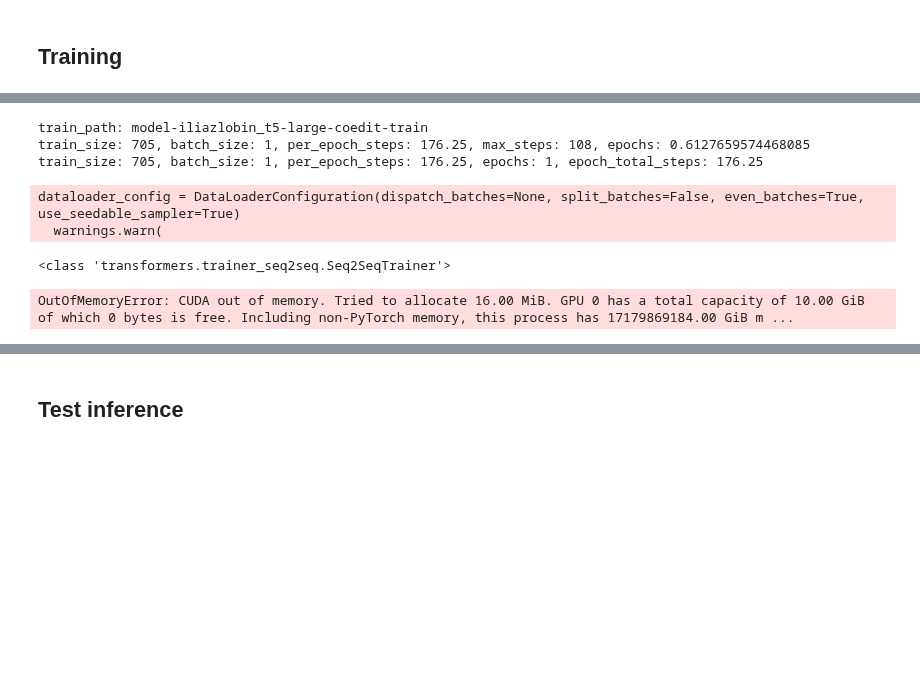
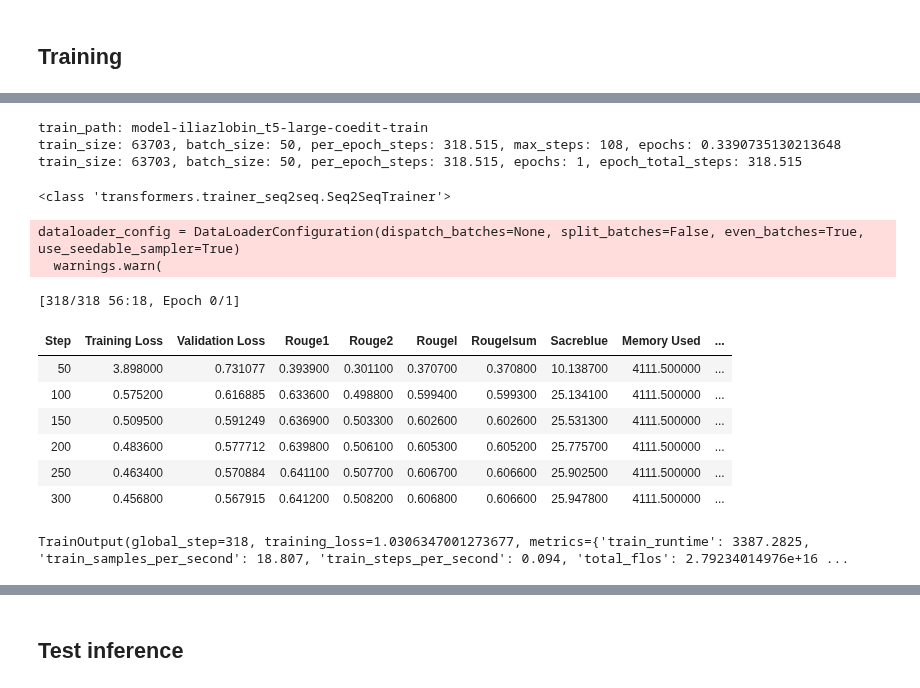
Before and after one commit to iliazlobin/transformers-labs, a Jupyter notebook: model-train/train-t5-coedit.ipynb, the cells around one changed output, grey strips where cells are left out. Saved outputs shown, nothing was run; the diff lists cells and outputs as text; code cells hidden in the pictures; blank space fills up the shorter version.

Commit message:
t5 coedit training complete

```diff
--- a/model-train/train-t5-coedit.ipynb
+++ b/model-train/train-t5-coedit.ipynb
@@ -144,12 +144,12 @@ all_dataset = load_dataset("grammarly/coedit", split="train+validation")
 # print(f"neutralize len: {len(all_dataset.filter(lambda x: x['task'] == 'neutralize'))}")
 # print()
 
-train_ratio = 0.01
-test_ratio = 0.001
+# train_ratio = 0.01
+# test_ratio = 0.001
 # train_ratio = 0.1
 # test_ratio = 0.01
-# train_ratio = 0.9
-# test_ratio = 0.1
+train_ratio = 0.9
+test_ratio = 0.1
 
 gec_dataset = all_dataset.filter(lambda x: x["task"] == "gec")
 train_gec_dataset = gec_dataset.select(range(0, int(train_ratio * len(gec_dataset))))
@@ -541,9 +544,9 @@ train_path = f"model-{training_model_path}-train"
 print(f"train_path: {train_path}")
 
 train_size = len(processed_dataset["train"])
-batch_size = 1
+batch_size = 50
 gradient_accumulation_steps = 4
-eval_batch_size = 1
+eval_batch_size = 50
 eval_accumulation_steps = 4
 
 per_epoch_steps = train_size / (batch_size * gradient_accumulation_steps)
@@ -560,8 +563,8 @@ epoch_total_steps = epochs * per_epoch_steps
 print(f"train_size: {train_size}, batch_size: {batch_size}, per_epoch_steps: {per_epoch_steps}, epochs: {epochs}, epoch_total_steps: {epoch_total_steps}")
 # %% [output]
 train_path: model-iliazlobin_t5-large-coedit-train
-train_size: 705, batch_size: 1, per_epoch_steps: 176.25, max_steps: 108, epochs: 0.6127659574468085
-train_size: 705, batch_size: 1, per_epoch_steps: 176.25, epochs: 1, epoch_total_steps: 176.25
+train_size: 63703, batch_size: 50, per_epoch_steps: 318.515, max_steps: 108, epochs: 0.3390735130213648
+train_size: 63703, batch_size: 50, per_epoch_steps: 318.515, epochs: 1, epoch_total_steps: 318.515
 # %%
 from transformers import Seq2SeqTrainer, Seq2SeqTrainingArguments
 
@@ -584,42 +587,50 @@ args = Seq2SeqTrainingArguments(
     num_train_epochs=epochs,
     # max_steps=max_steps,
     warmup_steps=1,
-    logging_steps=20,
-    # save_strategy="steps",
-    # save_steps=5,
-    # save_total_limit=3,
+    logging_steps=50,
+    save_strategy="steps",
+    save_steps=200,
+    save_total_limit=2,
     evaluation_strategy="steps",
-    eval_steps=20,
+    eval_steps=50,
     report_to="tensorboard",
     push_to_hub_model_id=training_model_name,
     push_to_hub_organization="iliazlobin",
     push_to_hub=False,
     gradient_checkpointing_kwargs={
         "use_reentrant": False
     },  # Should be false for Lora (https://github.com/kohya-ss/sd-scripts/issues/323#issuecomment-1485073421)
 )
 
 
 trainer = Seq2SeqTrainer(
     model=training_model,
     train_dataset=processed_dataset["train"],
     eval_dataset=processed_dataset["test"],
     tokenizer=tokenizer,
     data_collator=data_collator,
     compute_metrics=compute_metrics,
     # preprocess_logits_for_metrics=logits_argmax,
     args=args,
 )
 print(type(trainer))
 
 model.config.use_cache = False
 # trainer.train(resume_from_checkpoint=True)
 trainer.train()
 # %% [output]
-dataloader_config = DataLoaderConfiguration(dispatch_batches=None, split_batches=False, even_batches=True, use_seedable_sampler=True)
-  warnings.warn(
+<class 'transformers.trainer_seq2seq.Seq2SeqTrainer'>
-<class 'transformers.trainer_seq2seq.Seq2SeqTrainer'>
+dataloader_config = DataLoaderConfiguration(dispatch_batches=None, split_batches=False, even_batches=True, use_seedable_sampler=True)
+  warnings.warn(
-OutOfMemoryError: CUDA out of memory. Tried to allocate 16.00 MiB. GPU 0 has a total capacity of 10.00 GiB of which 0 bytes is free. Including non-PyTorch memory, this process has 17179869184.00 GiB m ...
+[318/318 56:18, Epoch 0/1]
+| Step | Training Loss | Validation Loss | Rouge1 | Rouge2 | Rougel | Rougelsum | Sacreblue | Memory Used | ... |
+| 50 | 3.898000 | 0.731077 | 0.393900 | 0.301100 | 0.370700 | 0.370800 | 10.138700 | 4111.500000 | ... |
+| 100 | 0.575200 | 0.616885 | 0.633600 | 0.498800 | 0.599400 | 0.599300 | 25.134100 | 4111.500000 | ... |
+| 150 | 0.509500 | 0.591249 | 0.636900 | 0.503300 | 0.602600 | 0.602600 | 25.531300 | 4111.500000 | ... |
+| 200 | 0.483600 | 0.577712 | 0.639800 | 0.506100 | 0.605300 | 0.605200 | 25.775700 | 4111.500000 | ... |
+| 250 | 0.463400 | 0.570884 | 0.641100 | 0.507700 | 0.606700 | 0.606600 | 25.902500 | 4111.500000 | ... |
+| 300 | 0.456800 | 0.567915 | 0.641200 | 0.508200 | 0.606800 | 0.606600 | 25.947800 | 4111.500000 | ... |
+TrainOutput(global_step=318, training_loss=1.0306347001273677, metrics={'train_runtime': 3387.2825, 'train_samples_per_second': 18.807, 'train_steps_per_second': 0.094, 'total_flos': 2.79234014976e+16 ...
 # %%
 %load_ext dotenv
 %dotenv ../.env
```
Also changed, not shown: parts of 9 cells of this notebook.
